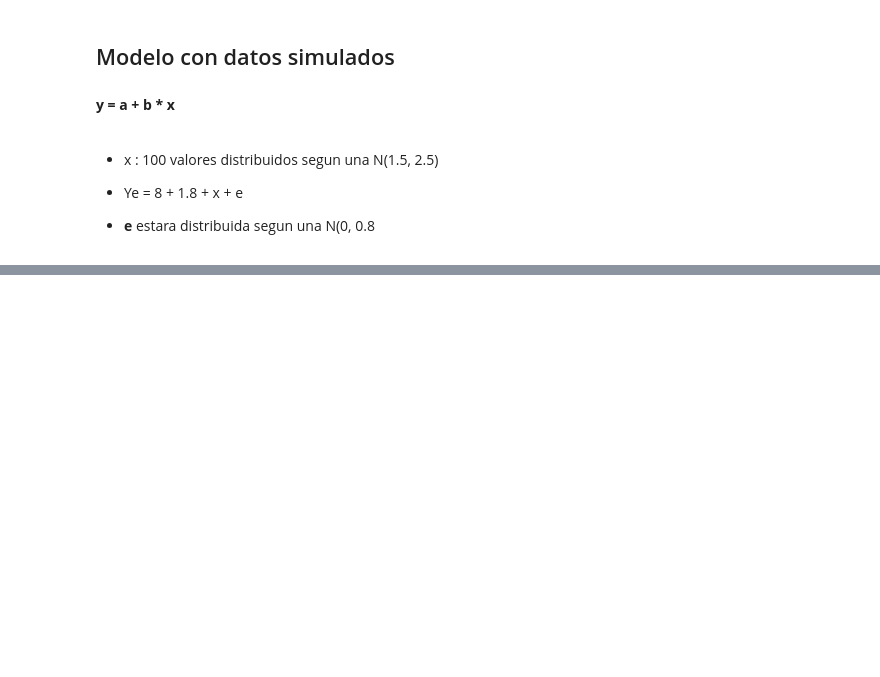
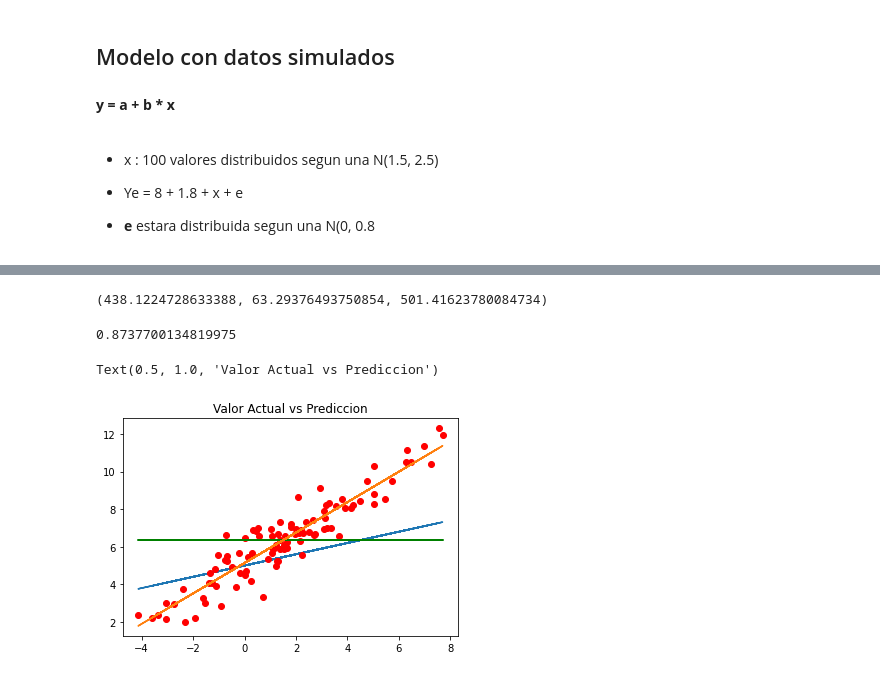
Before and after one commit to diego19508/python-ml-course, a Jupyter notebook: Course/T4 - 1 - Linear Regresion - Datos ficticios.ipynb, the cells around one changed output, grey strips where cells are left out. Cells and saved outputs as stored; diff of their text form; code cells hidden in the pictures; blank space fills up the shorter version.

```diff
--- a/Course/T4 - 1 - Linear Regresion - Datos ficticios.ipynb
+++ b/Course/T4 - 1 - Linear Regresion - Datos ficticios.ipynb
@@ -107,0 +120,7 @@ plt.hist(data['y_pred']-data["y_act"])
+# %%
+data["beta_n"] = (data["x"]-x_mean)*(data["y_act"]-y_mean)
+data["beta_d"] = (data["x"]-x_mean)**2
+# %%
+beta = sum(data["beta_n"])/sum(data["beta_d"])
+# %%
+alpha= y_mean - beta * x_mean
@@ -107,0 +134,2 @@ plt.hist(data['y_pred']-data["y_act"])
+# %%
+data["y_model"] = alpha + beta * data["x"]
@@ -107,0 +149,4 @@ plt.hist(data['y_pred']-data["y_act"])
+# %%
+SSR, SSD, SST
+# %% [output]
+(438.1224728633388, 63.29376493750854, 501.41623780084734)
@@ -107,0 +155,16 @@ plt.hist(data['y_pred']-data["y_act"])
+# %%
+R2
+# %% [output]
+0.8737700134819975
+# %%
+y_mean = [np.mean(y_act) for i in range(1, len(x_list) + 1)]
+
+%matplotlib inline
+plt.plot(data["x"],data["y_pred"])
+plt.plot(data["x"],data["y_act"],"ro")
+plt.plot(data["x"],y_mean,"g")
+plt.plot(data["x"],data["y_model"])
+plt.title("Valor Actual vs Prediccion")
+# %% [output]
+Text(0.5, 1.0, 'Valor Actual vs Prediccion')
+[figure, added]
```
Also changed, not shown: parts of 20 cells of this notebook, 1 other file.
